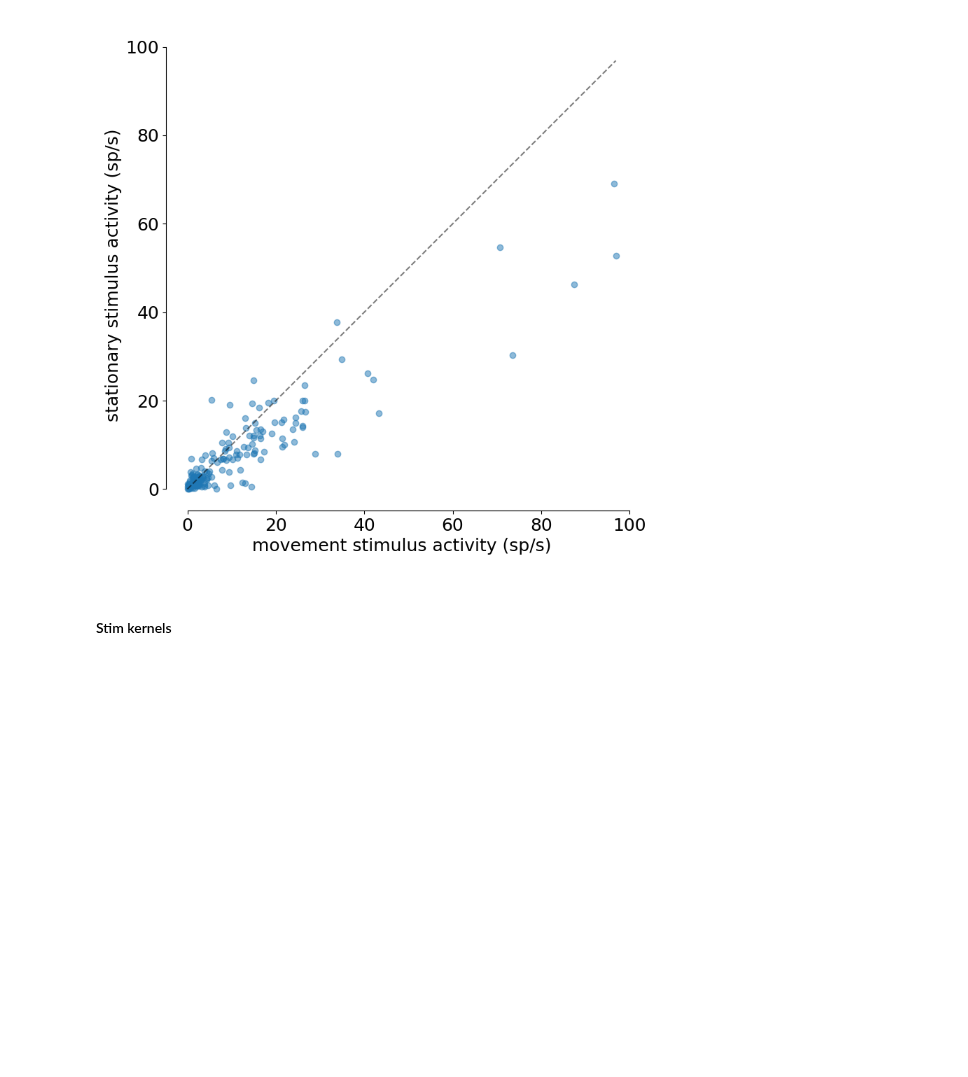
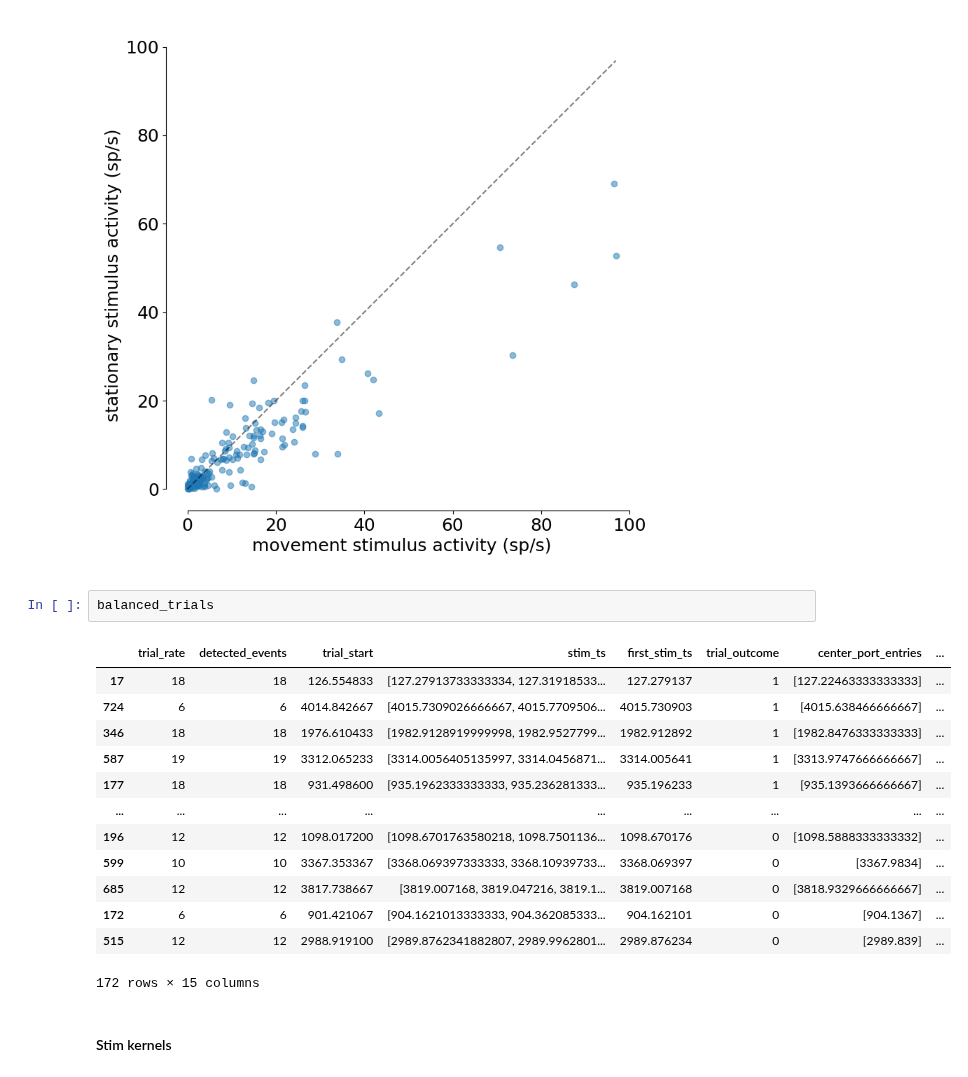
Before and after one commit to rojasgabriel/ephys, a Jupyter notebook: ephys_analysis_prototyping.ipynb, the cells around one changed output. Cells and saved outputs as stored; diff of their text form; blank space fills up the shorter version.

Commit message:
WIP: balance trials and decoder prep

```diff
--- a/ephys_analysis_prototyping.ipynb
+++ b/ephys_analysis_prototyping.ipynb
@@ -407,6 +434,22 @@ separate_axes(ax)
 plt.tight_layout()
 # %% [output]
 [figure]
+# %%
+balanced_trials
+# %% [output]
+|  | trial_rate | detected_events | trial_start | stim_ts | first_stim_ts | trial_outcome | center_port_entries | ... |
+| 17 | 18 | 18 | 126.554833 | [127.27913733333334, 127.31918533... | 127.279137 | 1 | [127.22463333333333] | ... |
+| 724 | 6 | 6 | 4014.842667 | [4015.7309026666667, 4015.7709506... | 4015.730903 | 1 | [4015.638466666667] | ... |
+| 346 | 18 | 18 | 1976.610433 | [1982.9128919999998, 1982.9527799... | 1982.912892 | 1 | [1982.8476333333333] | ... |
+| 587 | 19 | 19 | 3312.065233 | [3314.0056405135997, 3314.0456871... | 3314.005641 | 1 | [3313.9747666666667] | ... |
+| 177 | 18 | 18 | 931.498600 | [935.1962333333333, 935.236281333... | 935.196233 | 1 | [935.1393666666667] | ... |
+| ... | ... | ... | ... | ... | ... | ... | ... | ... |
+| 196 | 12 | 12 | 1098.017200 | [1098.6701763580218, 1098.7501136... | 1098.670176 | 0 | [1098.5888333333332] | ... |
+| 599 | 10 | 10 | 3367.353367 | [3368.069397333333, 3368.10939733... | 3368.069397 | 0 | [3367.9834] | ... |
+| 685 | 12 | 12 | 3817.738667 | [3819.007168, 3819.047216, 3819.1... | 3819.007168 | 0 | [3818.9329666666667] | ... |
+| 172 | 6 | 6 | 901.421067 | [904.1621013333333, 904.362085333... | 904.162101 | 0 | [904.1367] | ... |
+| 515 | 12 | 12 | 2988.919100 | [2989.8762341882807, 2989.9962801... | 2989.876234 | 0 | [2989.839] | ... |
+172 rows × 15 columns
 # %% [markdown]
 #### Stim kernels
 # %%
```
Also changed, not shown: parts of 6 cells of this notebook.
